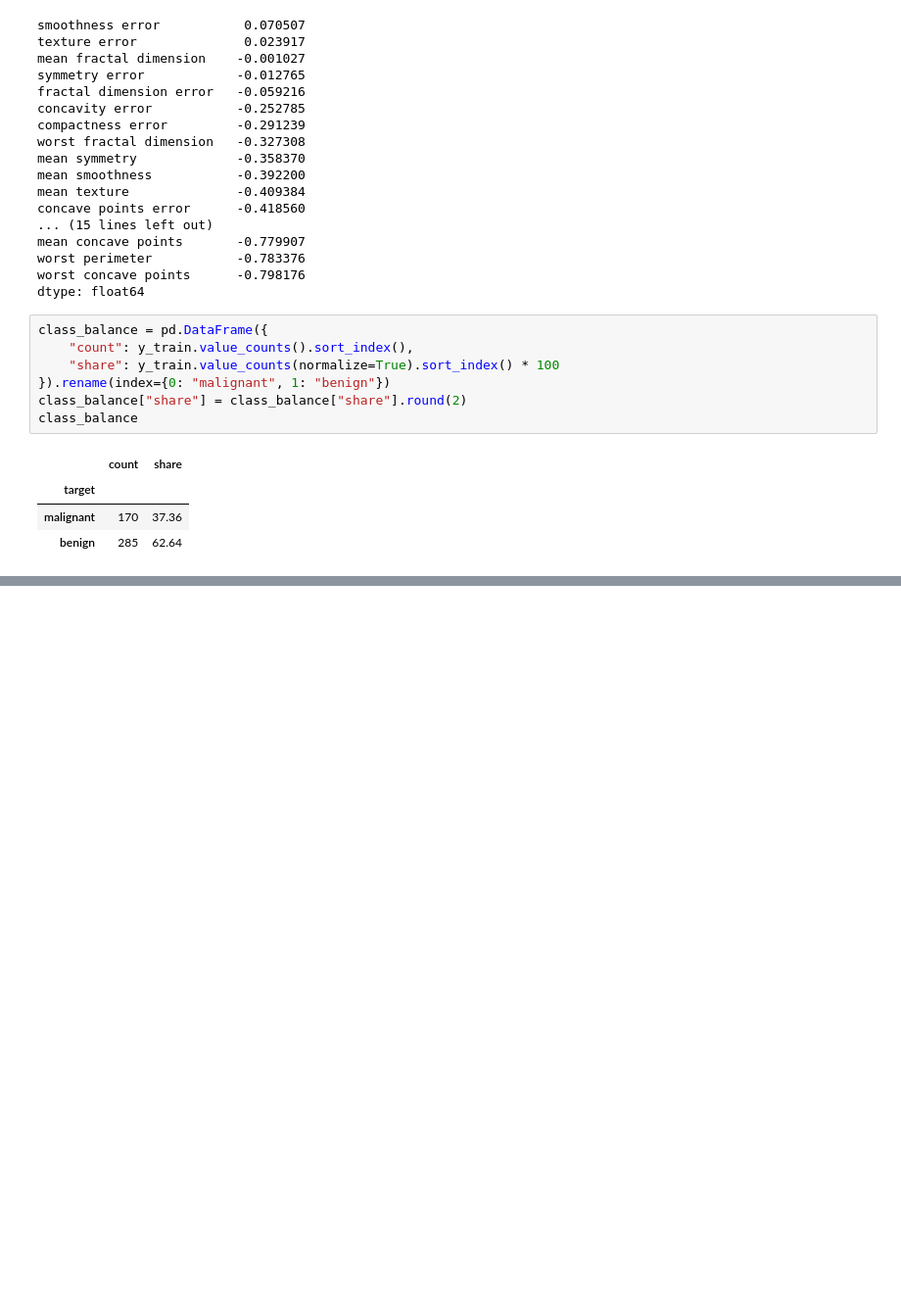
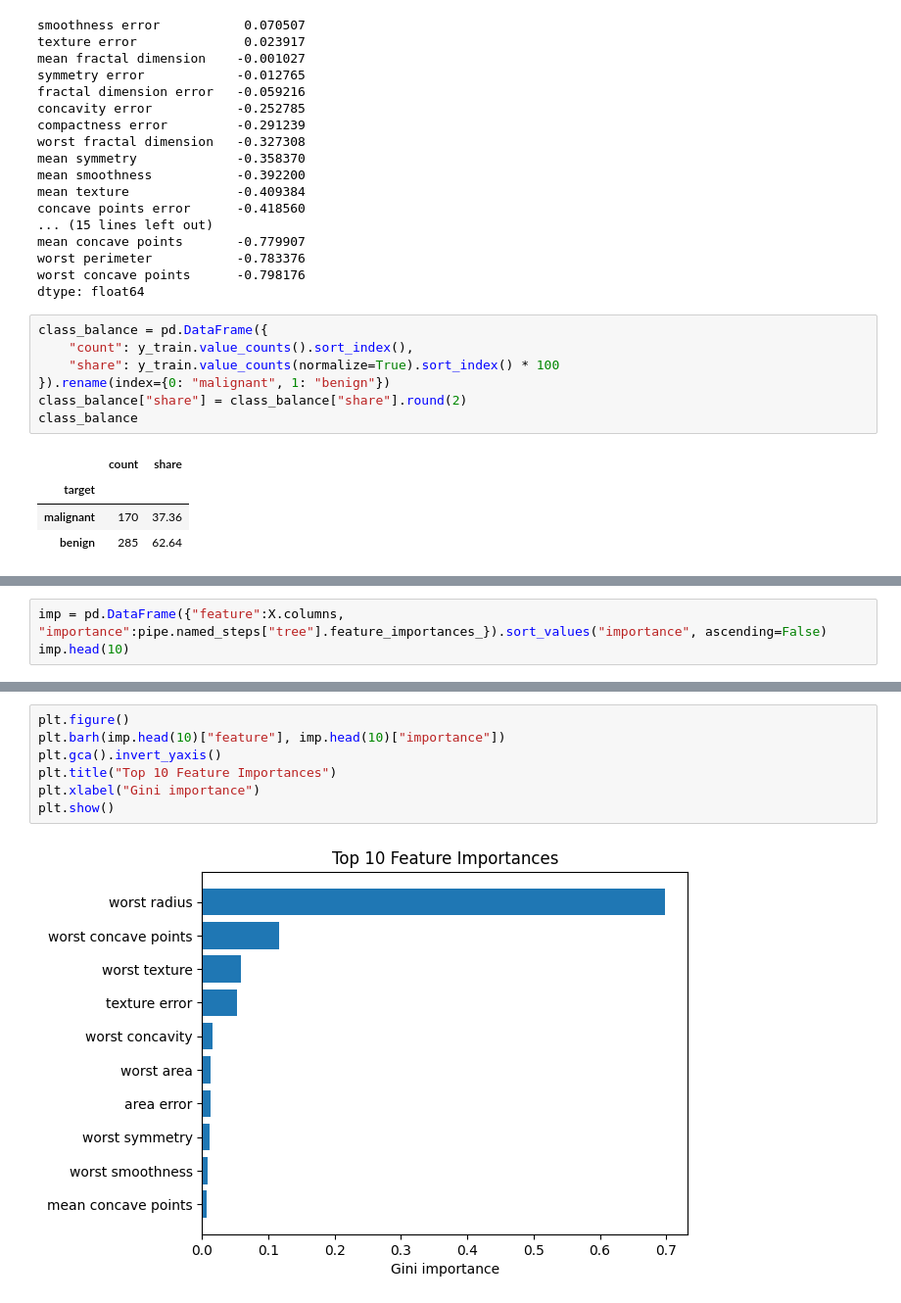
Before and after one commit to Akinara666/ml-playground, a Jupyter notebook: decision_tree/notebook.ipynb, the cells around one changed output, grey strips where cells are left out. Shown: that part at 98% size. Saved outputs shown, nothing was run; the diff lists cells and outputs as text; blank space fills up the shorter version.

```diff
--- a/decision_tree/notebook.ipynb
+++ b/decision_tree/notebook.ipynb
@@ -93,0 +146,3 @@ y_proba_malignant = pipe.predict_proba(X_test)[:, 0]  # вероятность
+# %%
+imp = pd.DataFrame({"feature":X.columns, "importance":pipe.named_steps["tree"].feature_importances_}).sort_values("importance", ascending=False)
+imp.head(10)
@@ -93,0 +161,9 @@ y_proba_malignant = pipe.predict_proba(X_test)[:, 0]  # вероятность
+# %%
+plt.figure()
+plt.barh(imp.head(10)["feature"], imp.head(10)["importance"])
+plt.gca().invert_yaxis()
+plt.title("Top 10 Feature Importances")
+plt.xlabel("Gini importance")
+plt.show()
+# %% [output]
+[figure, added]
```
Also changed, not shown: parts of 8 cells of this notebook.
